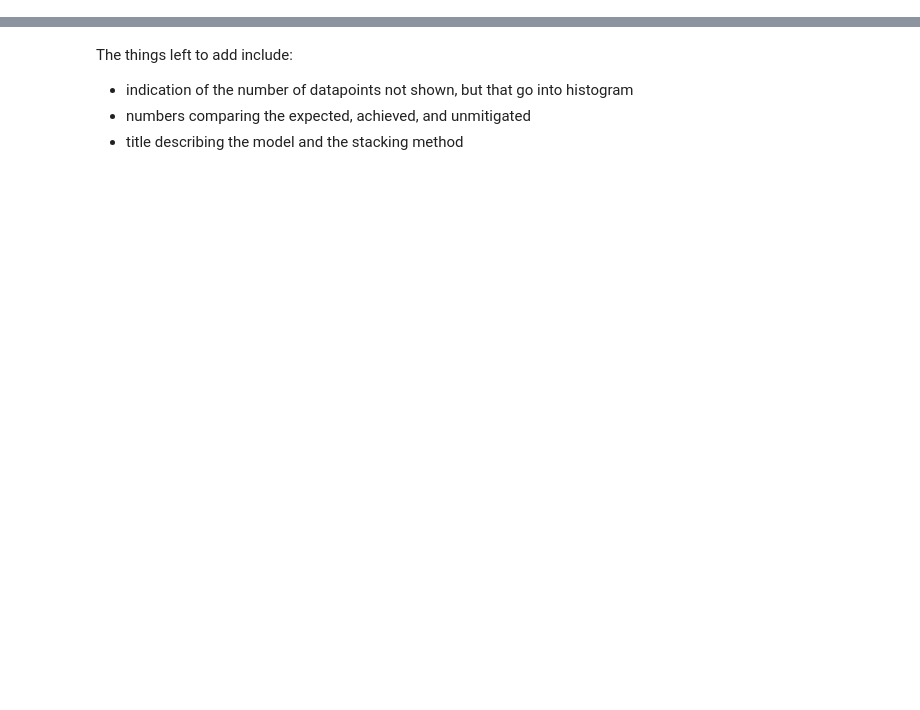
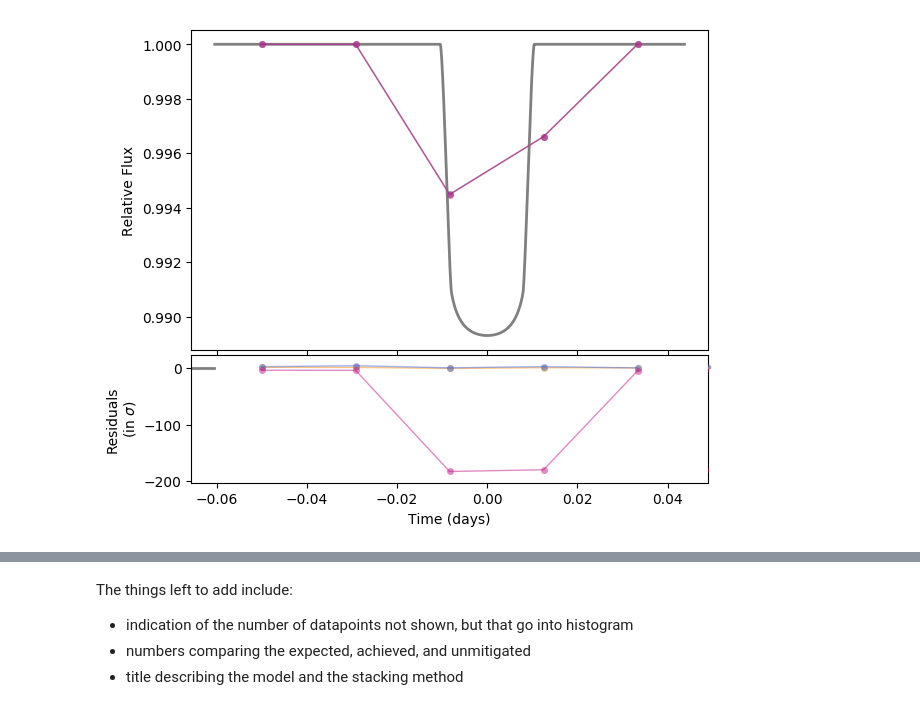
Before and after one commit to zkbt/tess-zap, a Jupyter notebook: notebooks/test.ipynb, the cells around one changed output, grey strips where cells are left out. Saved outputs shown, nothing was run; the diff lists cells and outputs as text; code cells hidden in the pictures; blank space fills up the shorter version.

```diff
--- a/notebooks/test.ipynb
+++ b/notebooks/test.ipynb
@@ -16,0 +25,11 @@ t.plot(xlim=[-.5, 0.5])
+# %%
+s = lowest(10)
+t = OmniscientSubcadenceTimeseries(model=Transit(),
+                                   subcadenceuncertainty=1e-6,
+                                   tmin=-.05, tmax=.05,
+                                   cadence=1800,
+                                   cosmickw=dict(probability=0.001, height=1))
+b = t.stack(s)
+t.plot()
+# %% [output]
+[figure, added]
```
Also changed, not shown: parts of 8 cells of this notebook, 8 other files.
